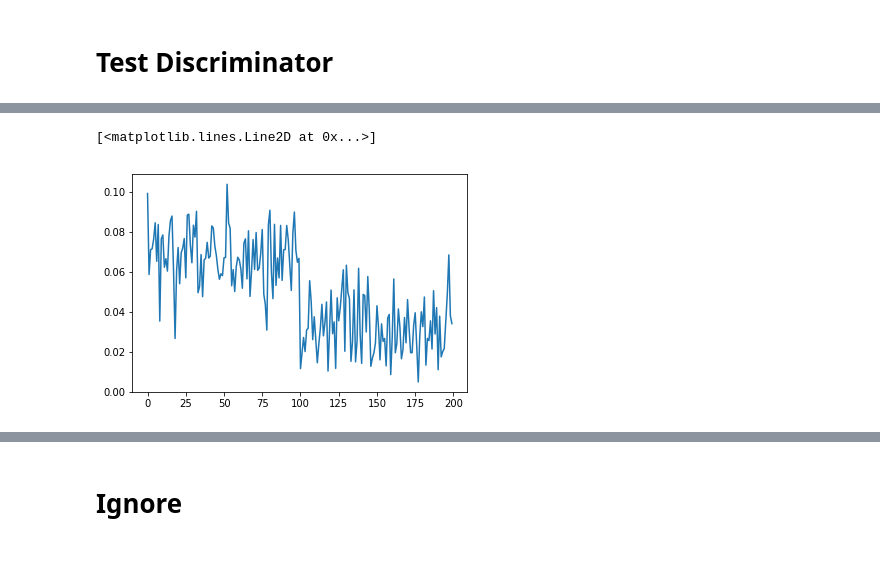
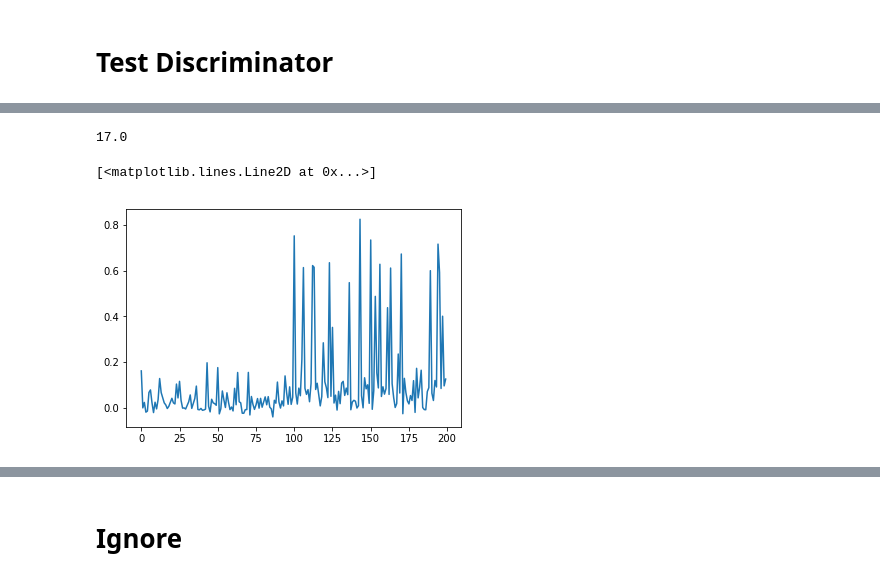
Before and after one commit to thejihuijin/PytorchModels, a Jupyter notebook: Discriminator/GANS-Eval.ipynb, the cells around one changed output, grey strips where cells are left out. Cells and saved outputs as stored; diff of their text form; code cells hidden in the pictures.

```diff
--- a/Discriminator/GANS-Eval.ipynb
+++ b/Discriminator/GANS-Eval.ipynb
@@ -394,5 +404,5 @@ if GPU:
 # %%
-nums = range(0,500,25)
+nums = np.arange(0,300,25)
 d_accuracy = np.zeros(len(nums)+1)
 
 D_basepath = basepath + 'D_epoch_'
@@ -402,12 +412,12 @@ for i,epoch in enumerate(nums):
     checkpoint = torch.load(weightspath)
     D.load_state_dict(checkpoint)
     D = D.cuda()
-    acc,pred = test_D_accuracy(D,faketrainloader,realtrainloader)
+    acc,pred = test_D_accuracy(D,G,faketrainloader,realtrainloader)
     d_accuracy[i] = acc
 
-weightspath = D_basepath + str(500) + '.weights'
+weightspath = D_basepath + str(300) + '.weights'
 checkpoint = torch.load(weightspath)
 D.load_state_dict(checkpoint)
 D = D.cuda()
-acc,pred = test_D_accuracy(D,faketrainloader,realtrainloader)
+acc,pred = test_D_accuracy(D,G,faketrainloader,realtrainloader)
 d_accuracy[-1] = acc
@@ -419,6 +428,13 @@ plt.plot(d_accuracy)
+# %%
+weightspath = basepath+'G_epoch_51.weights'
+print(weightspath)
+checkpoint = torch.load(weightspath)
+G.load_state_dict(checkpoint)
+if GPU:
+    G = G.cuda()
 # %%
-dpath = basepath + 'D_epoch_26.weights'
-D = NLayerDiscriminator(1,use_sigmoid=True)
+dpath = basepath + 'D_epoch_20.weights'
+D = NLayerDiscriminator(1,n_layers=4, use_sigmoid=False)
 checkpoint = torch.load(dpath)
 D.load_state_dict(checkpoint)
 D = D.cuda()
@@ -430,13 +446,16 @@ predictions = np.zeros(400)
 for i,data in enumerate(faketrainloader):
     input_, label = data
     input_ = input_.cuda()
-    pred = D(G(Variable(input_,volatile=True)))
-    predictions[i] = pred.data
+    with torch.no_grad():
+        pred = D(G(input_))
+#    pred = D(Variable(input_,volatile=True))
+    predictions[i] = pred.data.mean()
 
 for i,input_ in enumerate(realtrainloader,200):
     input_ = input_.cuda()
-    pred = D(Variable(input_,volatile=True))
-    predictions[i] = pred.data
+    with torch.no_grad():
+        pred = D(input_)
+    predictions[i] = pred.data.mean()
 # %%
 final = predictions.copy()
 final[final < .5] = 0
@@ -451,17 +470,24 @@ print(np.sum(np.abs(final - gt))/400)
+# %%
+print(final.sum())
+# %% [output]
+17.0
 # %%
 test_predictions = np.zeros(2*len(testloader))
 for i,data in enumerate(testloader):
     input_, label = data
     input_ = input_.cuda()
-    pred = D(G(Variable(input_,volatile=True)))
-    test_predictions[i] = pred.data
+
+    with torch.no_grad():
+        pred = D(G(input_))
+    test_predictions[i] = pred.data.mean()
 
     label = label.cuda()
-    pred = D(Variable(label,volatile=True))
-    test_predictions[i+len(testloader)] = pred.data
+    with torch.no_grad():
+        pred = D(label)
+    test_predictions[i+len(testloader)] = pred.data.mean()
 
 plt.figure()
 plt.plot(test_predictions)
 # %% [output]
 [<matplotlib.lines.Line2D at 0x...>]
-[figure, old version]
+[figure, new version]
```
Also changed, not shown: parts of 35 cells of this notebook, 2 other files.
